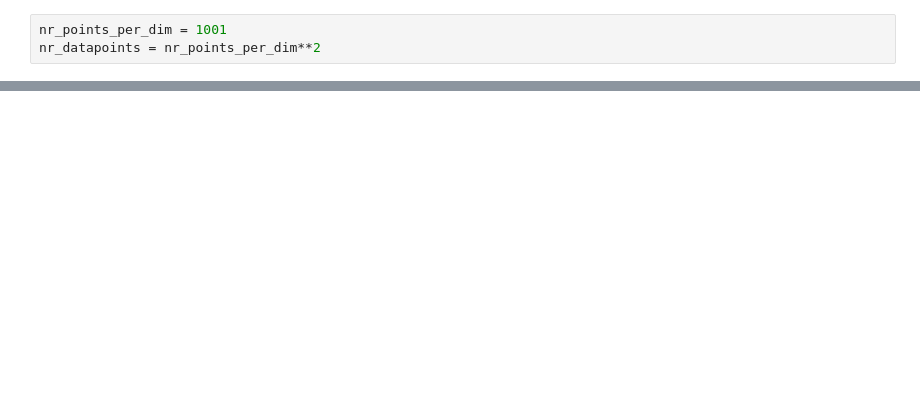
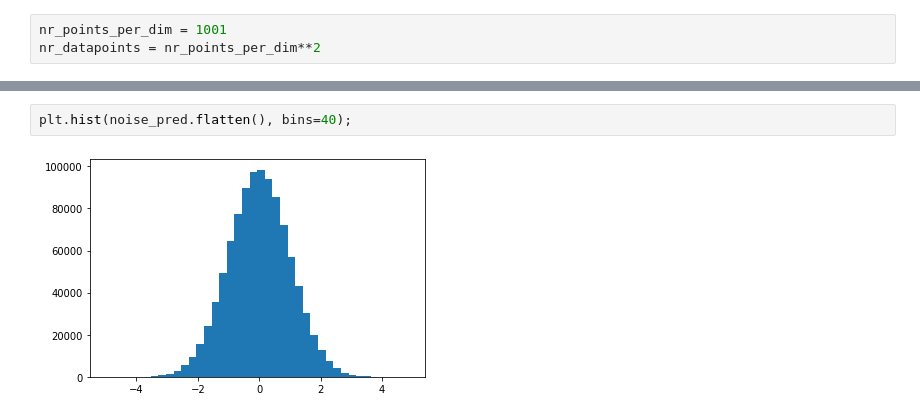
Before and after one commit to asdfbat/FYS-STK4155, a Jupyter notebook: Project1/jupyter/testing.ipynb, the cells around one changed output, grey strips where cells are left out. Drawn from its saved outputs; the diff is of its cells as text; blank space fills up the shorter version.

```diff
--- a/Project1/jupyter/testing.ipynb
+++ b/Project1/jupyter/testing.ipynb
@@ -80,0 +96,4 @@ r2_score(data, pred_data)
+# %%
+plt.hist(noise_pred.flatten(), bins=40);
+# %% [output]
+[figure, added]
```
Also changed, not shown: parts of 16 cells of this notebook.
